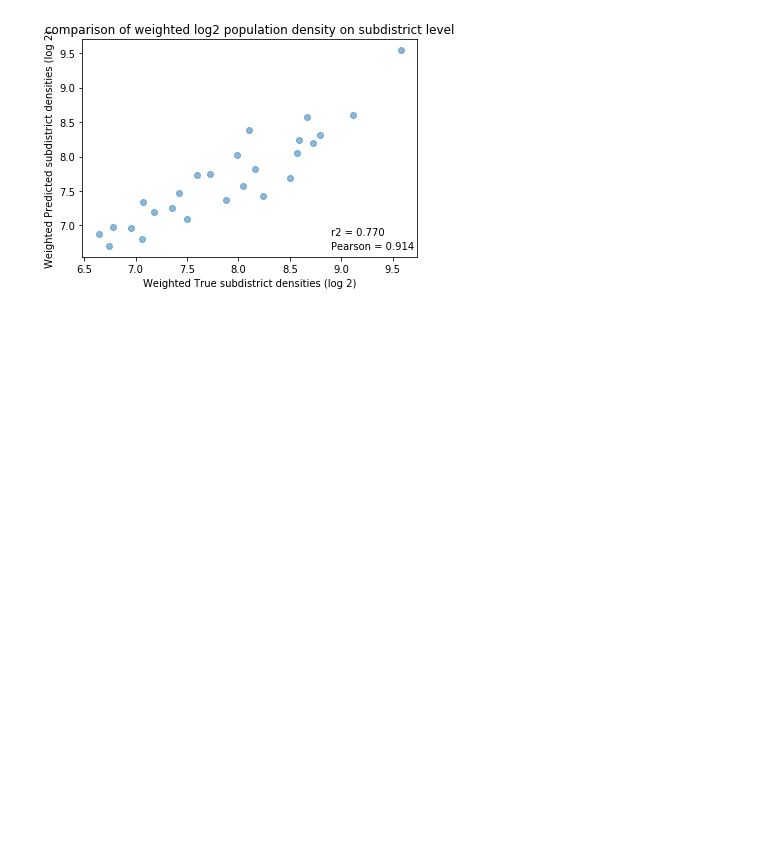
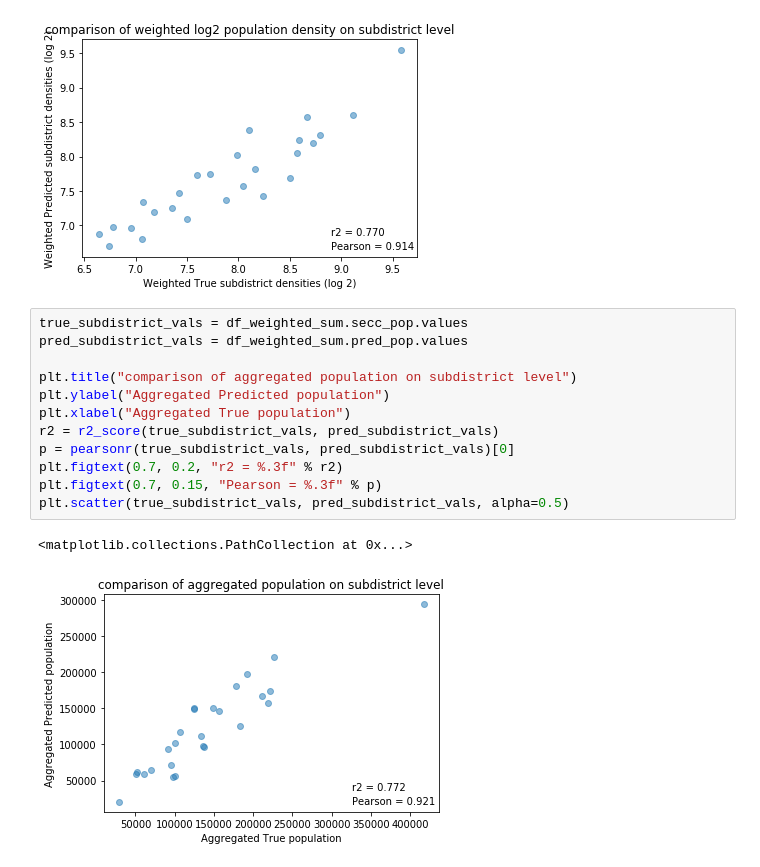
Before and after one commit to huwenjie333/cnn-population-mapping, a Jupyter notebook: code/evaluate_general.ipynb, the cells around one changed output. Cells and saved outputs as stored; diff of their text form; blank space fills up the shorter version.

Commit message:
change plots

```diff
--- a/code/evaluate_general.ipynb
+++ b/code/evaluate_general.ipynb
@@ -244,3 +244,18 @@ plt.scatter(true_subdistrict_vals, pred_subdistrict_vals, alpha=0.5)
 plt.show()
 # %% [output]
 [figure]
+# %%
+true_subdistrict_vals = df_weighted_sum.secc_pop.values
+pred_subdistrict_vals = df_weighted_sum.pred_pop.values
+
+plt.title("comparison of aggregated population on subdistrict level")
+plt.ylabel("Aggregated Predicted population")
+plt.xlabel("Aggregated True population")
+r2 = r2_score(true_subdistrict_vals, pred_subdistrict_vals)
+p = pearsonr(true_subdistrict_vals, pred_subdistrict_vals)[0]
+plt.figtext(0.7, 0.2, "r2 = %.3f" % r2)
+plt.figtext(0.7, 0.15, "Pearson = %.3f" % p)
+plt.scatter(true_subdistrict_vals, pred_subdistrict_vals, alpha=0.5)
+# %% [output]
+<matplotlib.collections.PathCollection at 0x...>
+[figure, added]
```
Also changed, not shown: parts of 1 cell of this notebook.
